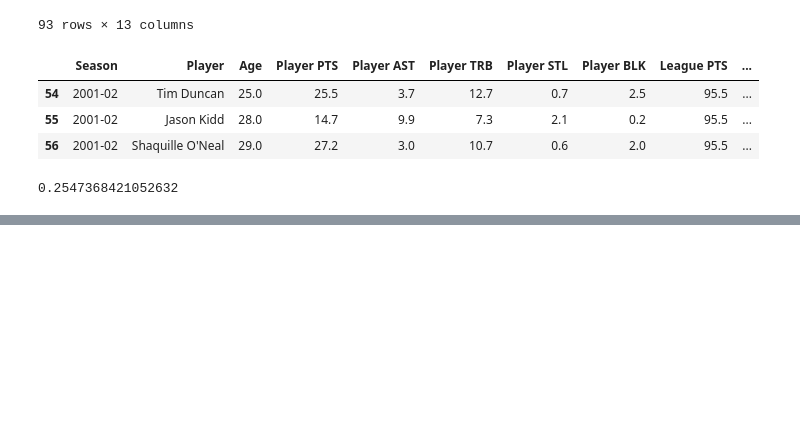
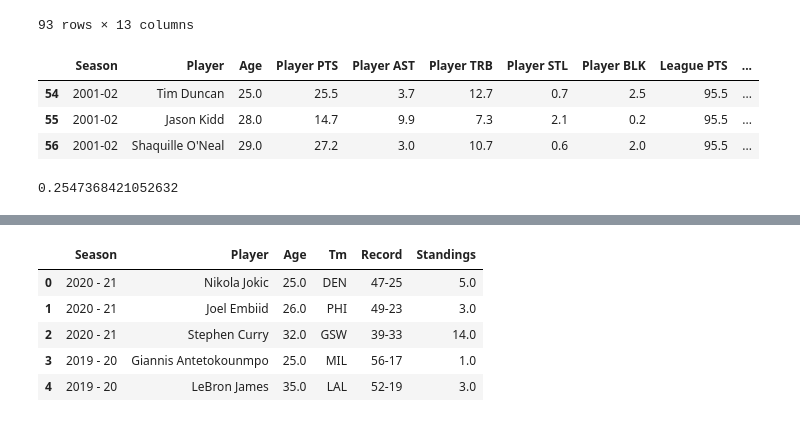
Before and after one commit to gohsoonhao/therealGOAT, a Jupyter notebook: 2c_reg_season_award_competitors.ipynb, the cells around one changed output, grey strips where cells are left out. Saved outputs shown, nothing was run; the diff lists cells and outputs as text; code cells hidden in the pictures; blank space fills up the shorter version.

```diff
--- a/2c_reg_season_award_competitors.ipynb
+++ b/2c_reg_season_award_competitors.ipynb
@@ -220,0 +202,10 @@ PT_coeff_avg_after2002
+# %%
+mvp_team_records = pd.read_excel("data_files/MVP title race and team record.xlsx")
+mvp_team_records.head()
+# %% [output]
+|  | Season | Player | Age | Tm | Record | Standings |
+| 0 | 2020 - 21 | Nikola Jokic | 25.0 | DEN | 47-25 | 5.0 |
+| 1 | 2020 - 21 | Joel Embiid | 26.0 | PHI | 49-23 | 3.0 |
+| 2 | 2020 - 21 | Stephen Curry | 32.0 | GSW | 39-33 | 14.0 |
+| 3 | 2019 - 20 | Giannis Antetokounmpo | 25.0 | MIL | 56-17 | 1.0 |
+| 4 | 2019 - 20 | LeBron James | 35.0 | LAL | 52-19 | 3.0 |
```
Also changed, not shown: parts of 3 cells of this notebook, 2 other files.
